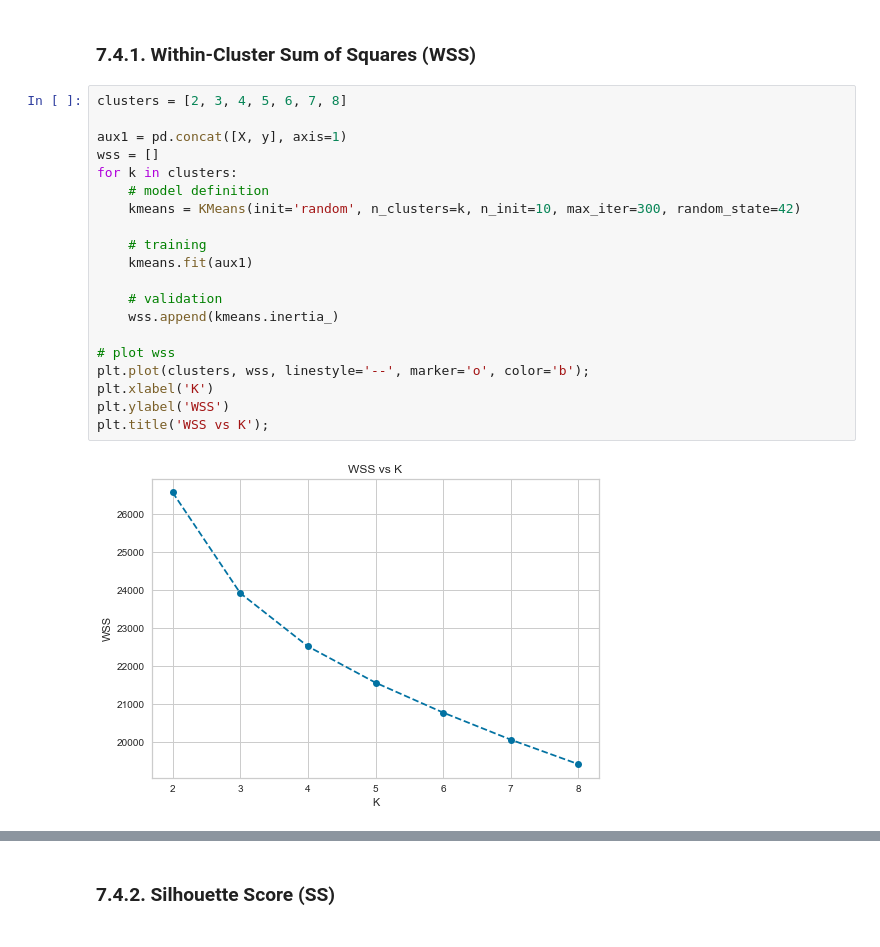
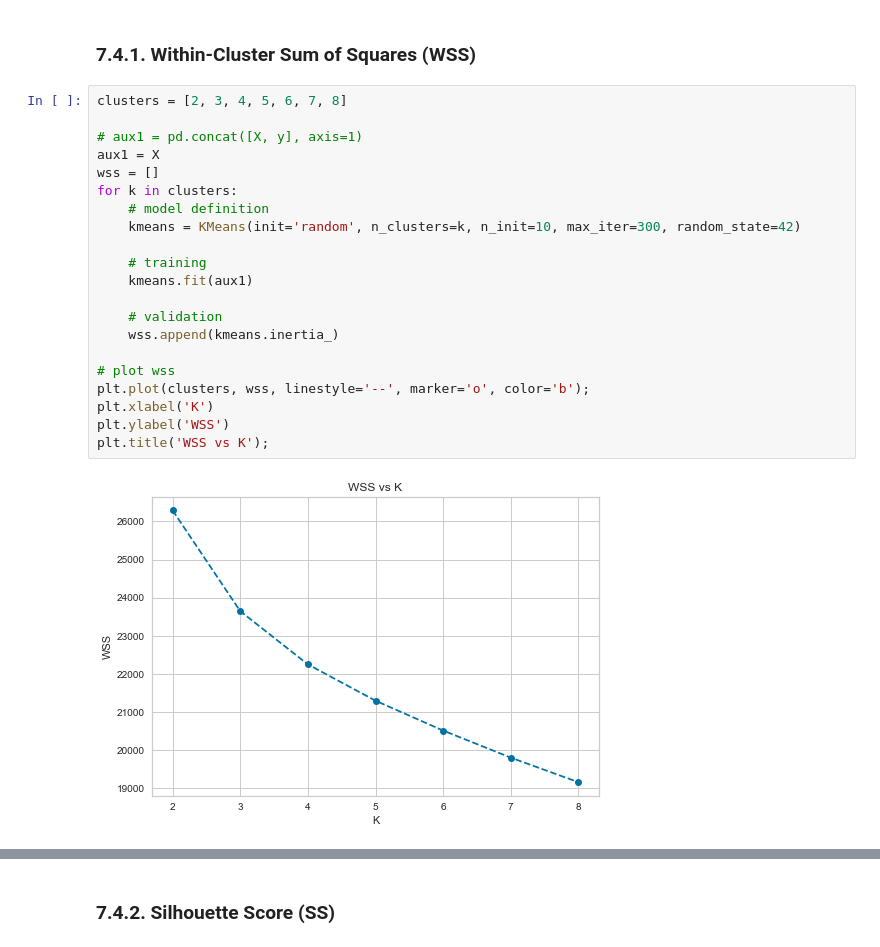
Before and after one commit to alissonlisboa/ifood_marketing_campaign, a Jupyter notebook: ifood_case.ipynb, the cells around one changed output, grey strips where cells are left out. Cells and saved outputs as stored; diff of their text form.

```diff
--- a/ifood_case.ipynb
+++ b/ifood_case.ipynb
@@ -983,25 +981,26 @@ pickle.dump(rf, open('./model/RandomForestClassifier.pkl', 'wb'))
 # %%
 clusters = [2, 3, 4, 5, 6, 7, 8]
 
-aux1 = pd.concat([X, y], axis=1)
+# aux1 = pd.concat([X, y], axis=1)
+aux1 = X
 wss = []
 for k in clusters:
     # model definition
     kmeans = KMeans(init='random', n_clusters=k, n_init=10, max_iter=300, random_state=42)
 
     # training
     kmeans.fit(aux1)
 
     # validation
     wss.append(kmeans.inertia_)
 
 # plot wss
 plt.plot(clusters, wss, linestyle='--', marker='o', color='b');
 plt.xlabel('K')
 plt.ylabel('WSS')
 plt.title('WSS vs K');
 # %% [output]
-[figure, old version]
+[figure, new version]
 # %%
 kmeans = KElbowVisualizer(KMeans(), k=clusters, timings=False)
 kmeans.fit(aux1)
```
Also changed, not shown: parts of 18 cells of this notebook, 2 other files.
